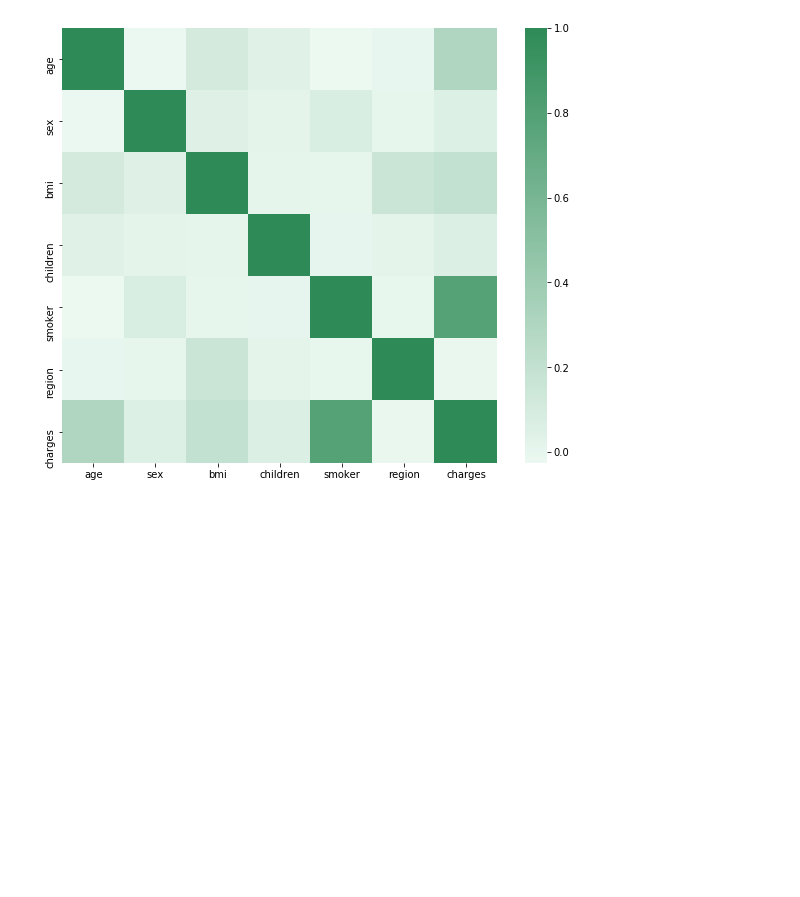
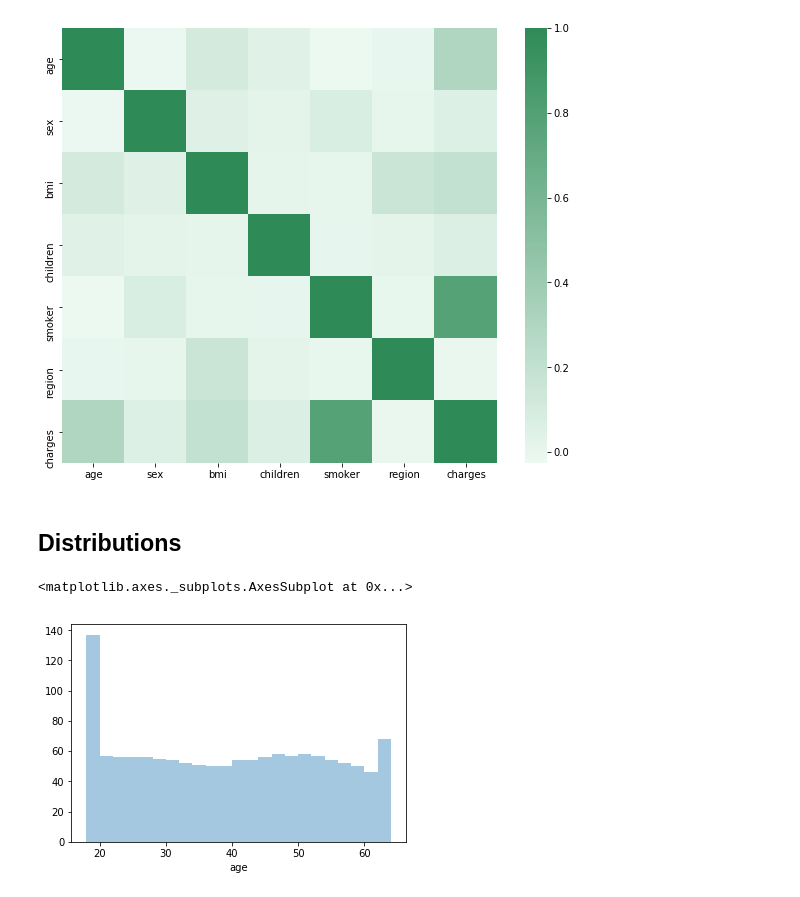
Before and after one commit to zaneddennis/RDS-Project, a Jupyter notebook: Data Exploration.ipynb, the cells around one changed output. Saved outputs shown, nothing was run; the diff lists cells and outputs as text; code cells hidden in the pictures; blank space fills up the shorter version.

Commit message:
added distribution charts

```diff
--- a/Data Exploration.ipynb
+++ b/Data Exploration.ipynb
@@ -110,3 +114,10 @@ sns.heatmap(corr, mask=np.zeros_like(corr, dtype=np.bool), cmap=sns.light_palett
 # %% [output]
 <matplotlib.axes._subplots.AxesSubplot at 0x...>
 [figure]
+# %% [markdown]
+## Distributions
+# %%
+sns.distplot(df.age, bins=23, kde=False)
+# %% [output]
+<matplotlib.axes._subplots.AxesSubplot at 0x...>
+[figure, added]
```
Also changed, not shown: parts of 6 cells of this notebook.
